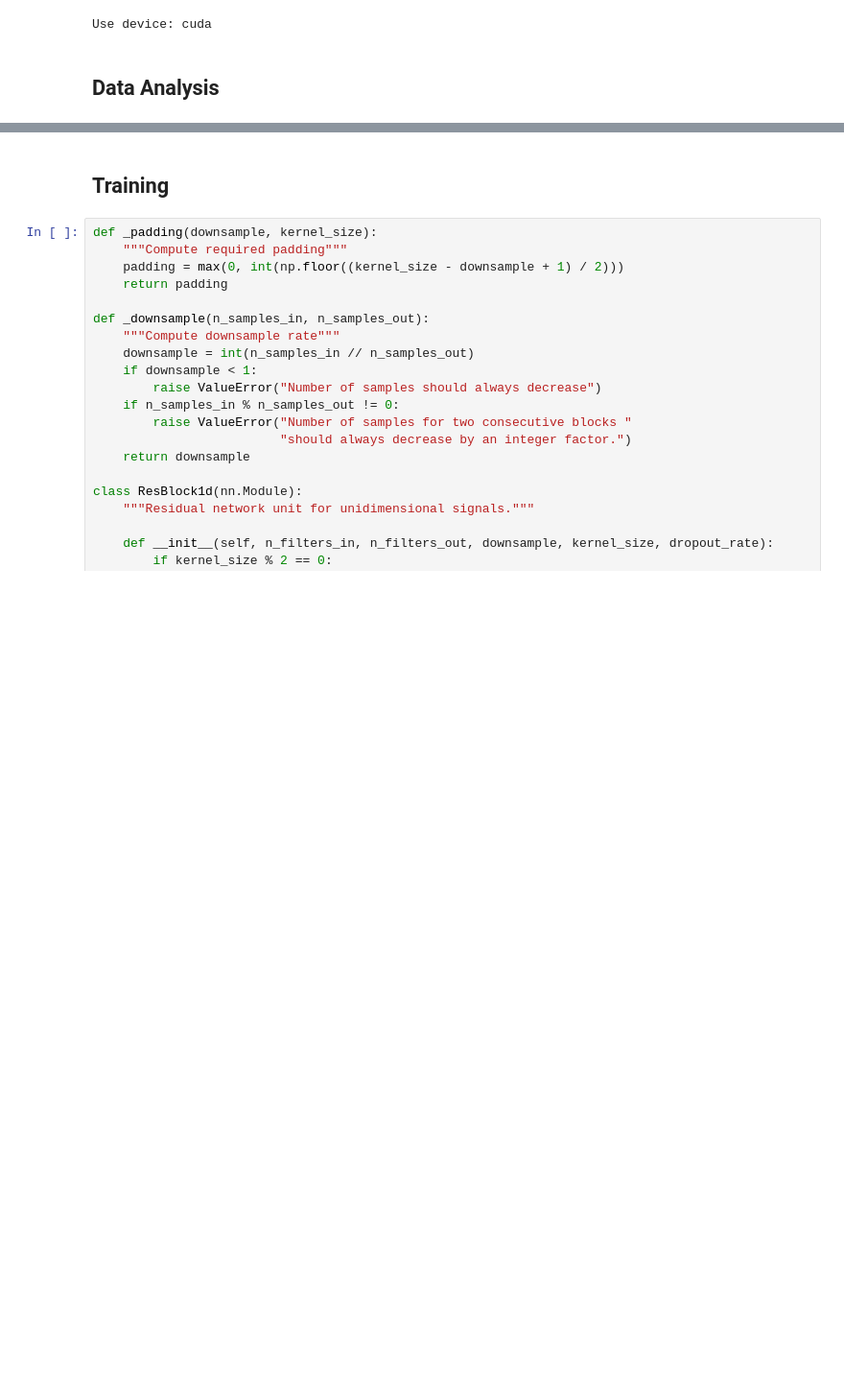
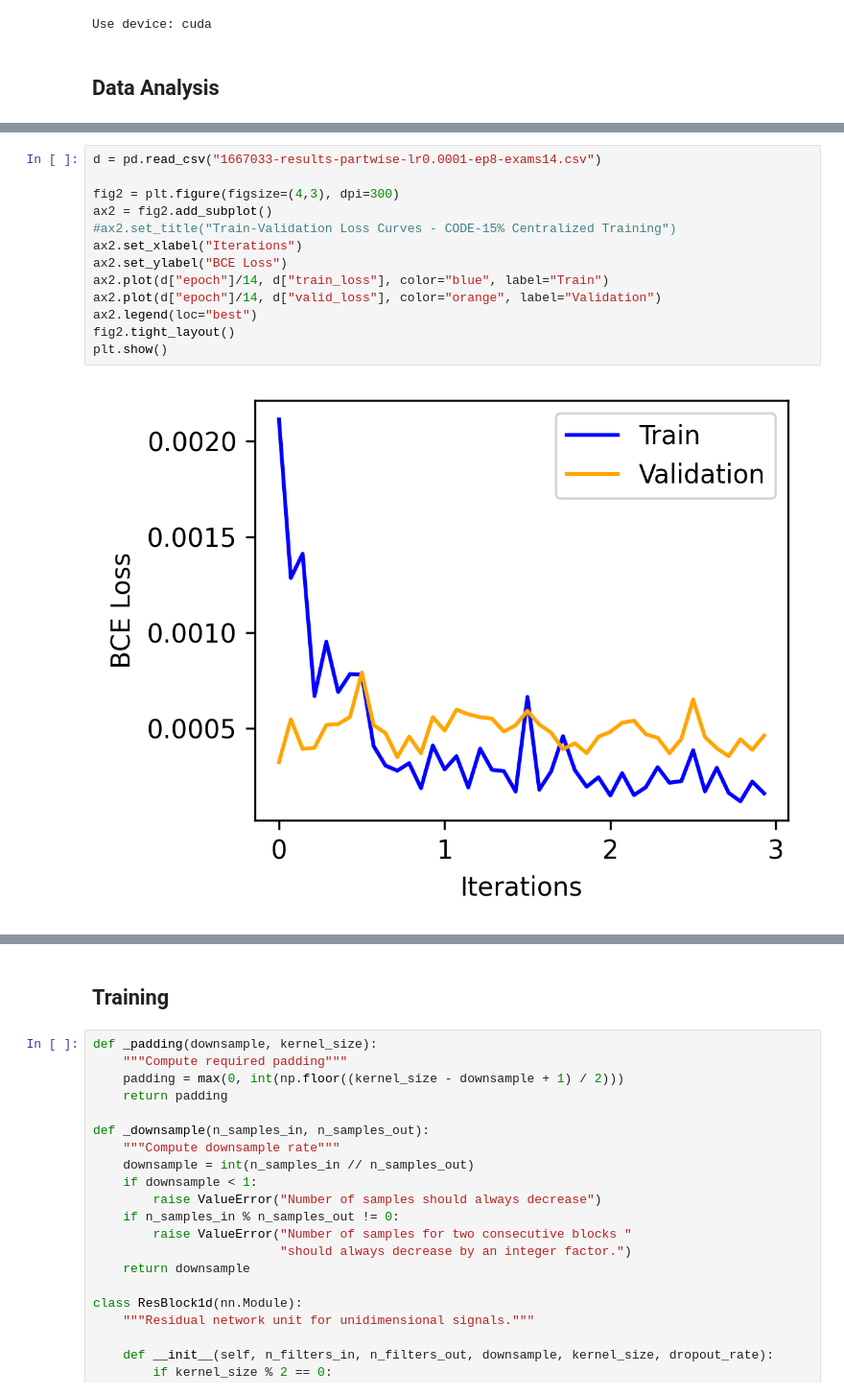
Before and after one commit to adityak714/toyproblem-af-classification, a Jupyter notebook: code15_af_classification.ipynb, the cells around one changed output, grey strips where cells are left out. Shown at 96% size. Cells and saved outputs as stored; diff of their text form; blank space fills up the shorter version.

```diff
--- a/code15_af_classification.ipynb
+++ b/code15_af_classification.ipynb
@@ -25,0 +166,15 @@ Use device: cuda
+# %%
+d = pd.read_csv("1667033-results-partwise-lr0.0001-ep8-exams14.csv")
+
+fig2 = plt.figure(figsize=(4,3), dpi=300)
+ax2 = fig2.add_subplot()
+#ax2.set_title("Train-Validation Loss Curves - CODE-15% Centralized Training")
+ax2.set_xlabel("Iterations")
+ax2.set_ylabel("BCE Loss")
+ax2.plot(d["epoch"]/14, d["train_loss"], color="blue", label="Train")
+ax2.plot(d["epoch"]/14, d["valid_loss"], color="orange", label="Validation")
+ax2.legend(loc="best")
+fig2.tight_layout()
+plt.show()
+# %% [output]
+[figure, added]
```
Also changed, not shown: parts of 8 cells of this notebook, 44 other files.
